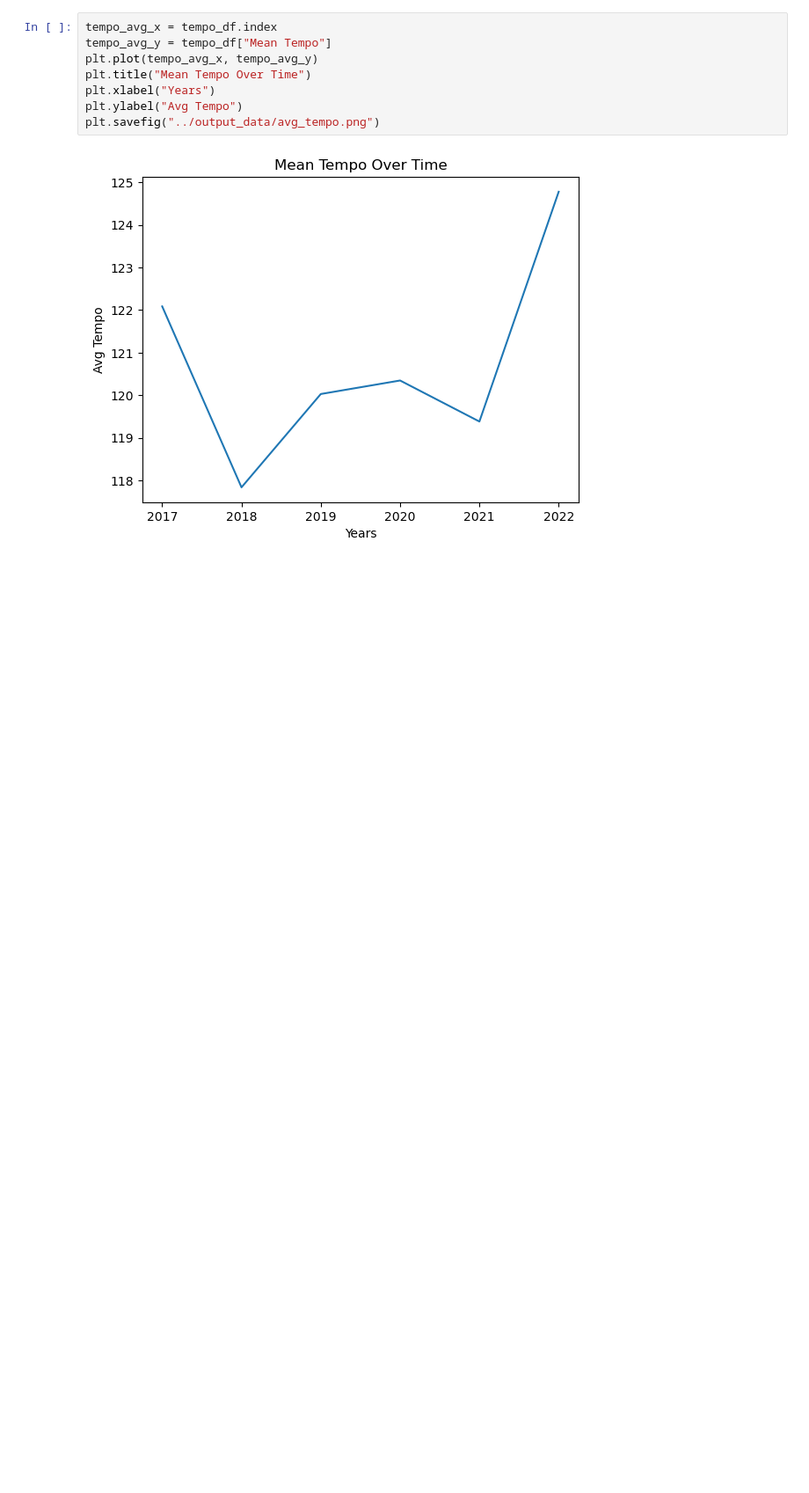
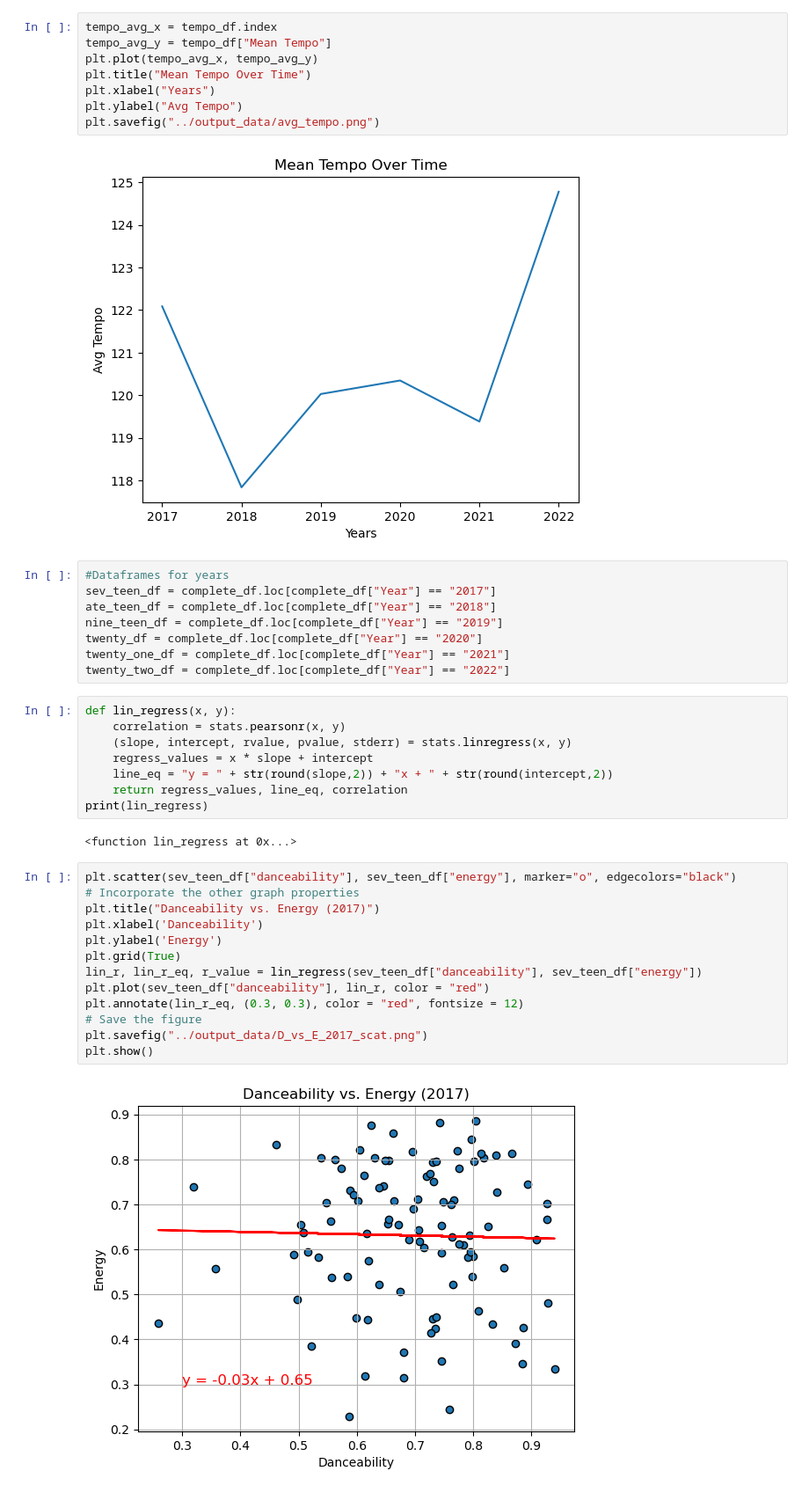
Before and after one commit to catisf/Project-1-Group-2, a Jupyter notebook: jupyter_notebooks/dan_stuff.ipynb, the cells around one changed output. Shown at 88% size. Drawn from its saved outputs; the diff is of its cells as text; blank space fills up the shorter version.

Commit message:
Updated Dan stuff and generated more charts

```diff
--- a/jupyter_notebooks/dan_stuff.ipynb
+++ b/jupyter_notebooks/dan_stuff.ipynb
@@ -319,3 +323,36 @@ plt.ylabel("Avg Tempo")
 plt.savefig("../output_data/avg_tempo.png")
 # %% [output]
 [figure]
+# %%
+#Dataframes for years
+sev_teen_df = complete_df.loc[complete_df["Year"] == "2017"]
+ate_teen_df = complete_df.loc[complete_df["Year"] == "2018"]
+nine_teen_df = complete_df.loc[complete_df["Year"] == "2019"]
+twenty_df = complete_df.loc[complete_df["Year"] == "2020"]
+twenty_one_df = complete_df.loc[complete_df["Year"] == "2021"]
+twenty_two_df = complete_df.loc[complete_df["Year"] == "2022"]
+# %%
+def lin_regress(x, y):
+    correlation = stats.pearsonr(x, y)
+    (slope, intercept, rvalue, pvalue, stderr) = stats.linregress(x, y)
+    regress_values = x * slope + intercept
+    line_eq = "y = " + str(round(slope,2)) + "x + " + str(round(intercept,2))
+    return regress_values, line_eq, correlation
+print(lin_regress)
+# %% [output]
+<function lin_regress at 0x...>
+# %%
+plt.scatter(sev_teen_df["danceability"], sev_teen_df["energy"], marker="o", edgecolors="black")
+# Incorporate the other graph properties
+plt.title("Danceability vs. Energy (2017)")
+plt.xlabel('Danceability')
+plt.ylabel('Energy')
+plt.grid(True)
+lin_r, lin_r_eq, r_value = lin_regress(sev_teen_df["danceability"], sev_teen_df["energy"])
+plt.plot(sev_teen_df["danceability"], lin_r, color = "red")
+plt.annotate(lin_r_eq, (0.3, 0.3), color = "red", fontsize = 12)
+# Save the figure
+plt.savefig("../output_data/D_vs_E_2017_scat.png")
+plt.show()
+# %% [output]
+[figure, added]
```
Also changed, not shown: parts of 13 cells of this notebook, 12 other files.
